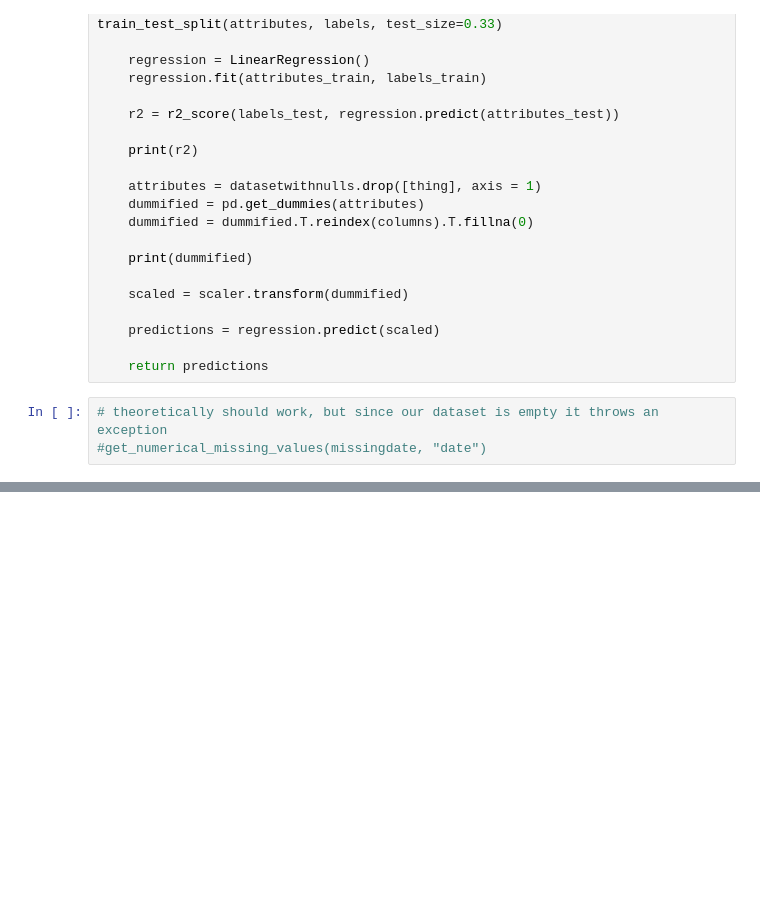
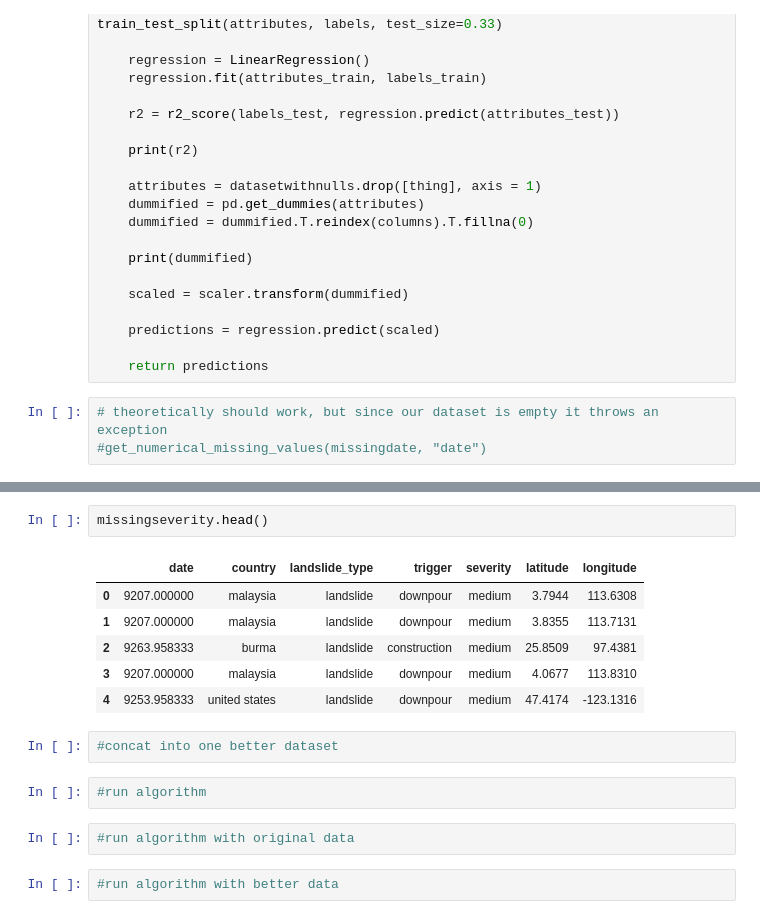
Before and after one commit to GenchoBG/ChasersOfTheLostData, a Jupyter notebook: chasers.ipynb, the cells around one changed output, grey strips where cells are left out. Saved outputs shown, nothing was run; the diff lists cells and outputs as text; blank space fills up the shorter version.

```diff
--- a/chasers.ipynb
+++ b/chasers.ipynb
@@ -377,0 +430,17 @@ def get_numerical_missing_values(datasetwithnulls, thing):
+# %%
+missingseverity.head()
+# %% [output]
+|  | date | country | landslide_type | trigger | severity | latitude | longitude |
+| 0 | 9207.000000 | malaysia | landslide | downpour | medium | 3.7944 | 113.6308 |
+| 1 | 9207.000000 | malaysia | landslide | downpour | medium | 3.8355 | 113.7131 |
+| 2 | 9263.958333 | burma | landslide | construction | medium | 25.8509 | 97.4381 |
+| 3 | 9207.000000 | malaysia | landslide | downpour | medium | 4.0677 | 113.8310 |
+| 4 | 9253.958333 | united states | landslide | downpour | medium | 47.4174 | -123.1316 |
+# %%
+#concat into one better dataset
+# %%
+#run algorithm
+# %%
+#run algorithm with original data
+# %%
+#run algorithm with better data
```
Also changed, not shown: parts of 9 cells of this notebook.
